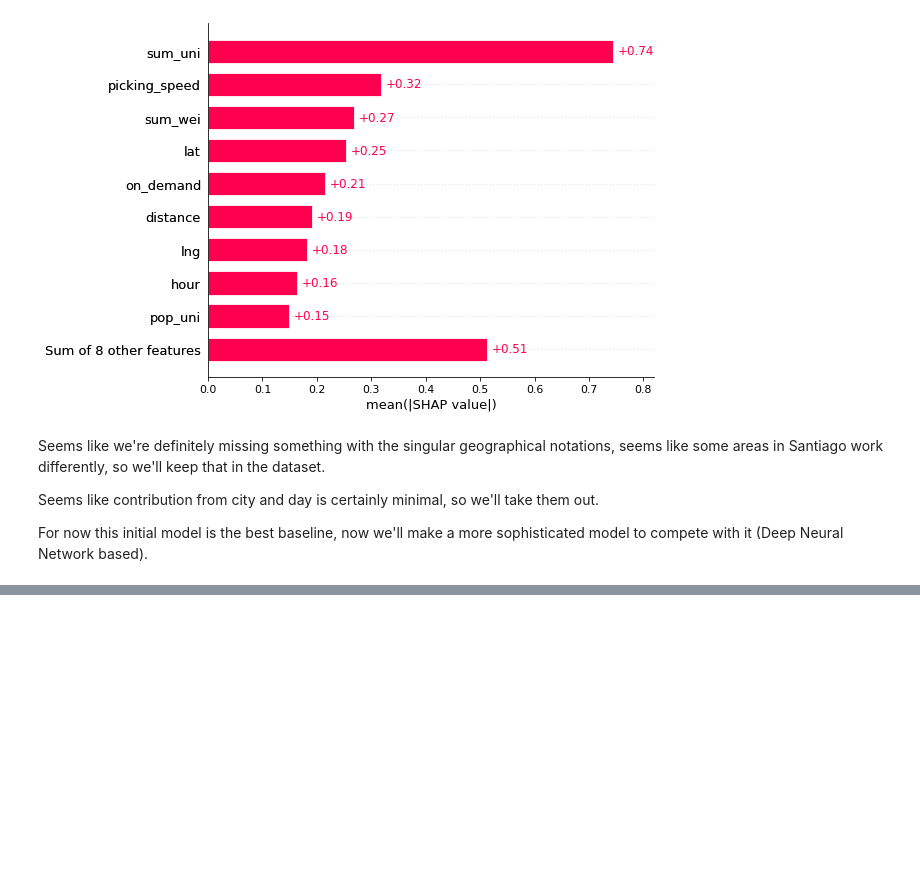
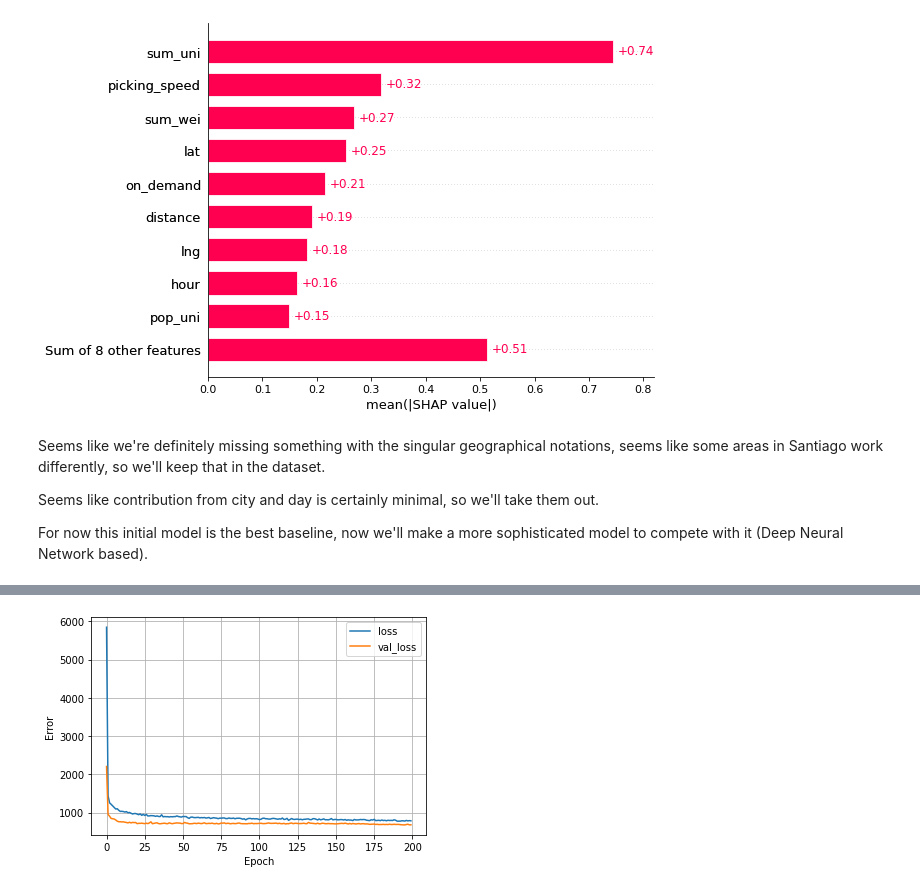
Before and after one commit to harrisonford/cornershop_estimator, a Jupyter notebook: 00_Model.ipynb, the cells around one changed output, grey strips where cells are left out. Cells and saved outputs as stored; diff of their text form; code cells hidden in the pictures; blank space fills up the shorter version.

Commit message:
added DNN model and final submission.csv

```diff
--- a/00_Model.ipynb
+++ b/00_Model.ipynb
@@ -310,0 +365,6 @@ with it (Deep Neural Network based).
+# %%
+# start with a normalizer layer
+normalizer = preprocessing.Normalization(axis=-1)
+# adapt to our train set
+normalizer.adapt(np.array(model_dataset_skinned))
+print(normalizer.mean.numpy())  # just to check normalizer layer values
@@ -310,0 +377,13 @@ with it (Deep Neural Network based).
+# %%
+# compose the model layers
+model = keras.Sequential([
+    normalizer,
+    layers.Dense(64, activation='relu'),
+    layers.Dropout(0.5),
+    layers.Dense(64, activation='relu'),
+    layers.Dropout(0.5),
+    layers.Dense(1)
+  ])
+
+model.compile(loss='mean_squared_error',
+              optimizer=tf.keras.optimizers.Adam(0.001))
@@ -310,0 +413,7 @@ with it (Deep Neural Network based).
+# %%
+%%time
+history = model.fit(model_dataset_skinned,
+                    total_minutes,
+                    validation_split=0.4,
+                    verbose=0,
+                    epochs=200)
@@ -310,0 +422,12 @@ with it (Deep Neural Network based).
+# %%
+def plot_loss(history):
+  plt.plot(history.history['loss'], label='loss')
+  plt.plot(history.history['val_loss'], label='val_loss')
+  plt.xlabel('Epoch')
+  plt.ylabel('Error')
+  plt.legend()
+  plt.grid(True)
+
+plot_loss(history)
+# %% [output]
+[figure, added]
```
Also changed, not shown: parts of 20 cells of this notebook, 3 other files.
